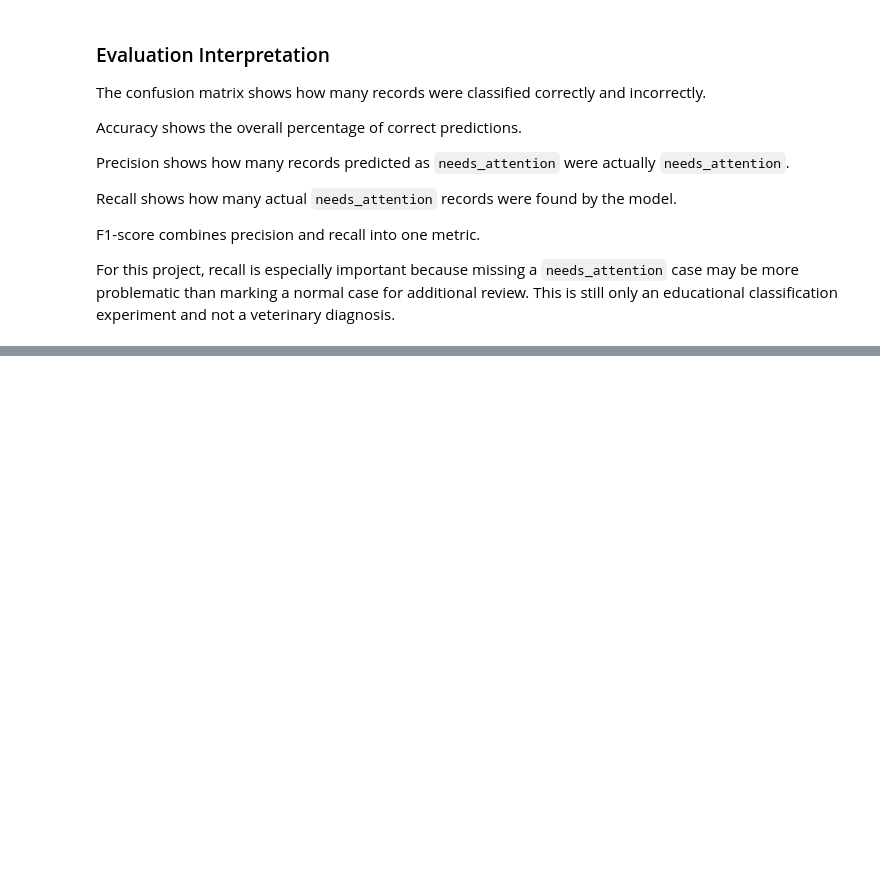
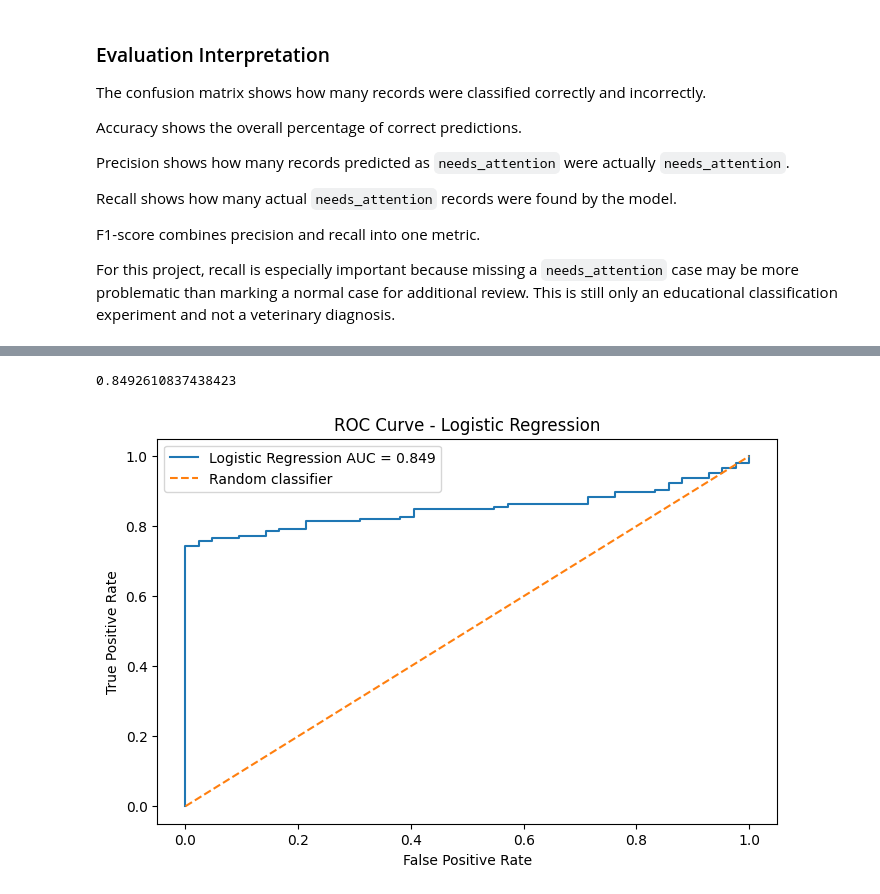
Before and after one commit to SATananov/cane-corso-growth-intelligence, a Jupyter notebook: notebooks/03_classification_growth_status.ipynb, the cells around one changed output, grey strips where cells are left out. Saved outputs shown, nothing was run; the diff lists cells and outputs as text; code cells hidden in the pictures; blank space fills up the shorter version.

Commit message:
Add ROC AUC evaluation for logistic regression

```diff
--- a/notebooks/03_classification_growth_status.ipynb
+++ b/notebooks/03_classification_growth_status.ipynb
@@ -397,0 +409,25 @@ For this project, recall is especially important because missing a `needs_attent
+# %%
+logistic_fpr, logistic_tpr, logistic_thresholds = roc_curve(
+    y_test_cls,
+    logistic_probabilities
+)
+
+logistic_auc = roc_auc_score(
+    y_test_cls,
+    logistic_probabilities
+)
+
+logistic_auc
+# %% [output]
+0.8492610837438423
+# %%
+plt.figure(figsize=(8, 5))
+plt.plot(logistic_fpr, logistic_tpr, label=f"Logistic Regression AUC = {logistic_auc:.3f}")
+plt.plot([0, 1], [0, 1], linestyle="--", label="Random classifier")
+plt.xlabel("False Positive Rate")
+plt.ylabel("True Positive Rate")
+plt.title("ROC Curve - Logistic Regression")
+plt.legend()
+plt.show()
+# %% [output]
+[figure, added]
```
Also changed, not shown: parts of 2 cells of this notebook.
